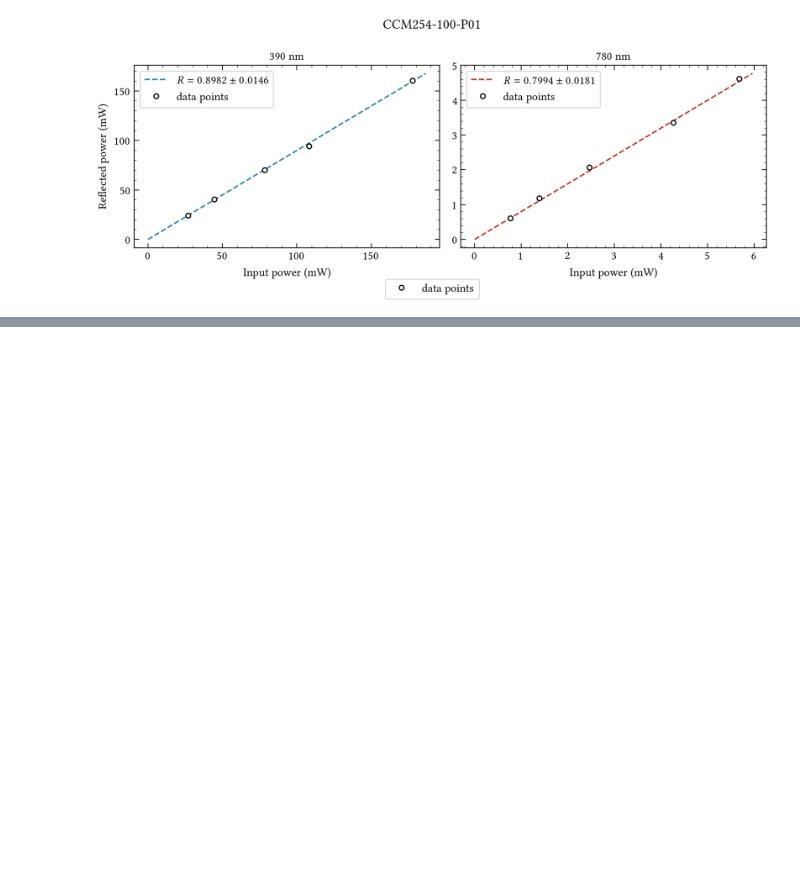
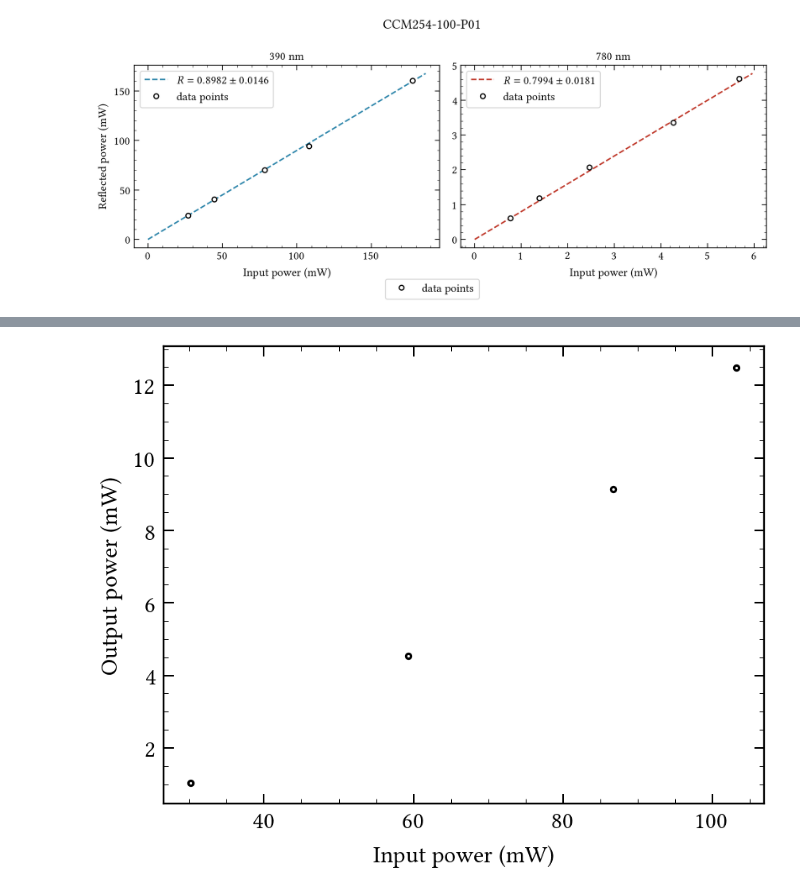
Before and after one commit to eq15t-panda/PANDAManager, a Jupyter notebook: plot/plot_pm100a.ipynb, the cells around one changed output, grey strips where cells are left out. Saved outputs shown, nothing was run; the diff lists cells and outputs as text; code cells hidden in the pictures; blank space fills up the shorter version.

```diff
--- a/plot/plot_pm100a.ipynb
+++ b/plot/plot_pm100a.ipynb
@@ -267,0 +270,7 @@ plt.show()
+# %%
+path_folder_data = r'data/data_powermeter/power_scan_shg/2026-06-11_ppktp_svenska_10_001/power_scan_shg_ppktp_svenska_10'
+# %%
+aqm = AcquisitionAnalysisManager(path_folder_data)
+files = sorted(os.listdir(path_folder_data))
+
+print(files)
@@ -267,0 +279,6 @@ plt.show()
+# %%
+files_input = files[0::2]
+files_output = files[1::2]
+
+print("Input files: ", files_input)
+print("Output files: ", files_output)
@@ -267,0 +288,18 @@ plt.show()
+# %%
+P_in = []
+P_out = []
+T_meas = []
+
+for f_in, f_out in zip(files_input, files_output):
+    aqm.analysis_cell(filename=os.path.join(path_folder_data, f_in))
+    P_in.append(float(aqm.data["mean_mW"]))
+    aqm.analysis_cell(filename=os.path.join(path_folder_data, f_out))
+    P_out.append(float(aqm.data["mean_mW"]))
+    T_meas.append(float(aqm.data["Tmeas"]))
+
+P_in = np.array(P_in)
+P_out = np.array(P_out)
+T_meas = np.array(T_meas)
+
+print("Input power (mW): ", P_in)
+print("Output power (mW): ", P_out)
@@ -267,0 +320,12 @@ plt.show()
+# %%
+# Figure
+plt.figure(figsize=(5, 4))
+plt.plot(P_in, P_out, ".", color="black", markersize=5,
+         markerfacecolor="white", markeredgewidth=1.2, label="data points")
+plt.xlabel("Input power (mW)")
+plt.ylabel("Output power (mW)")
+# plt.legend()
+plt.tight_layout()
+plt.show()
+# %% [output]
+[figure, added]
```
Also changed, not shown: parts of 5 cells of this notebook, 35 other files.
